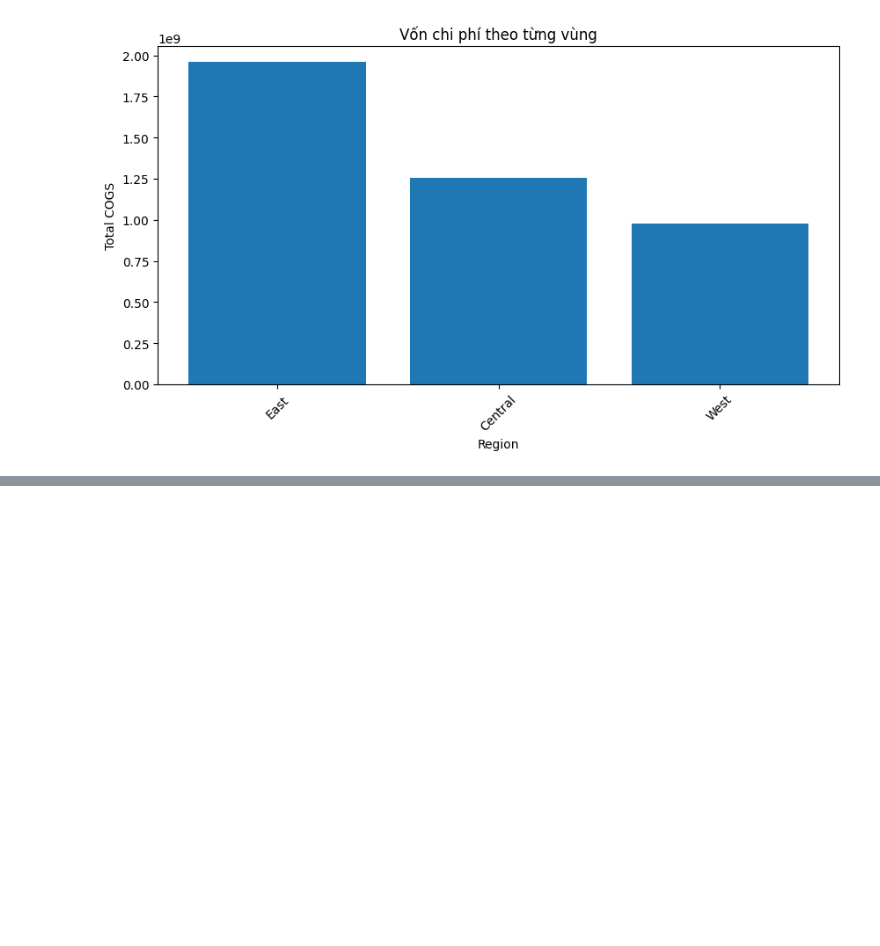
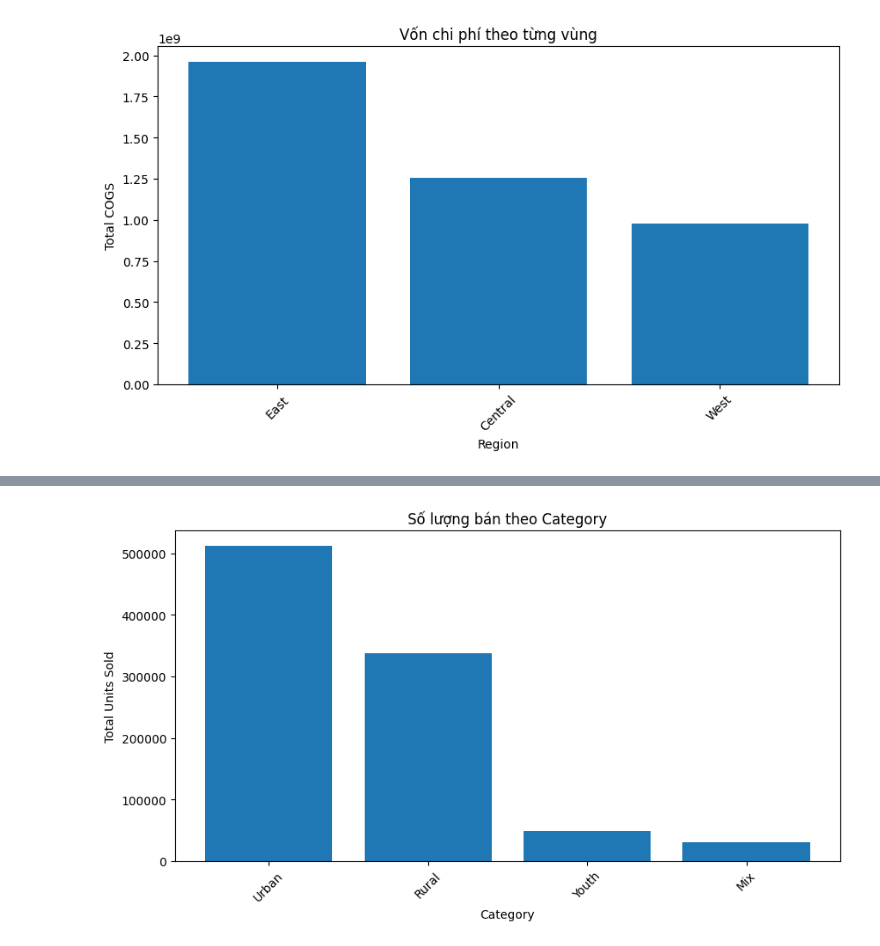
Before and after one commit to HaiAu2501/Try-Some-Models, a Jupyter notebook: tasks/1.ipynb, the cells around one changed output, grey strips where cells are left out. Cells and saved outputs as stored; diff of their text form; code cells hidden in the pictures; blank space fills up the shorter version.

```diff
--- a/tasks/1.ipynb
+++ b/tasks/1.ipynb
@@ -105,0 +145,14 @@ NameError: name 'tools' is not defined
+# %%
+# Tổng hợp số lượng bán theo Category
+category_sales = df.groupby("Category")["Units"].sum().sort_values(ascending=False)
+
+# Vẽ biểu đồ số lượng bán theo Category
+plt.figure(figsize=(10, 5))
+plt.bar(category_sales.index, category_sales.values)
+plt.xlabel("Category")
+plt.ylabel("Total Units Sold")
+plt.title("Số lượng bán theo Category")
+plt.xticks(rotation=45)
+plt.show()
+# %% [output]
+[figure, added]
```
Also changed, not shown: parts of 12 cells of this notebook.
